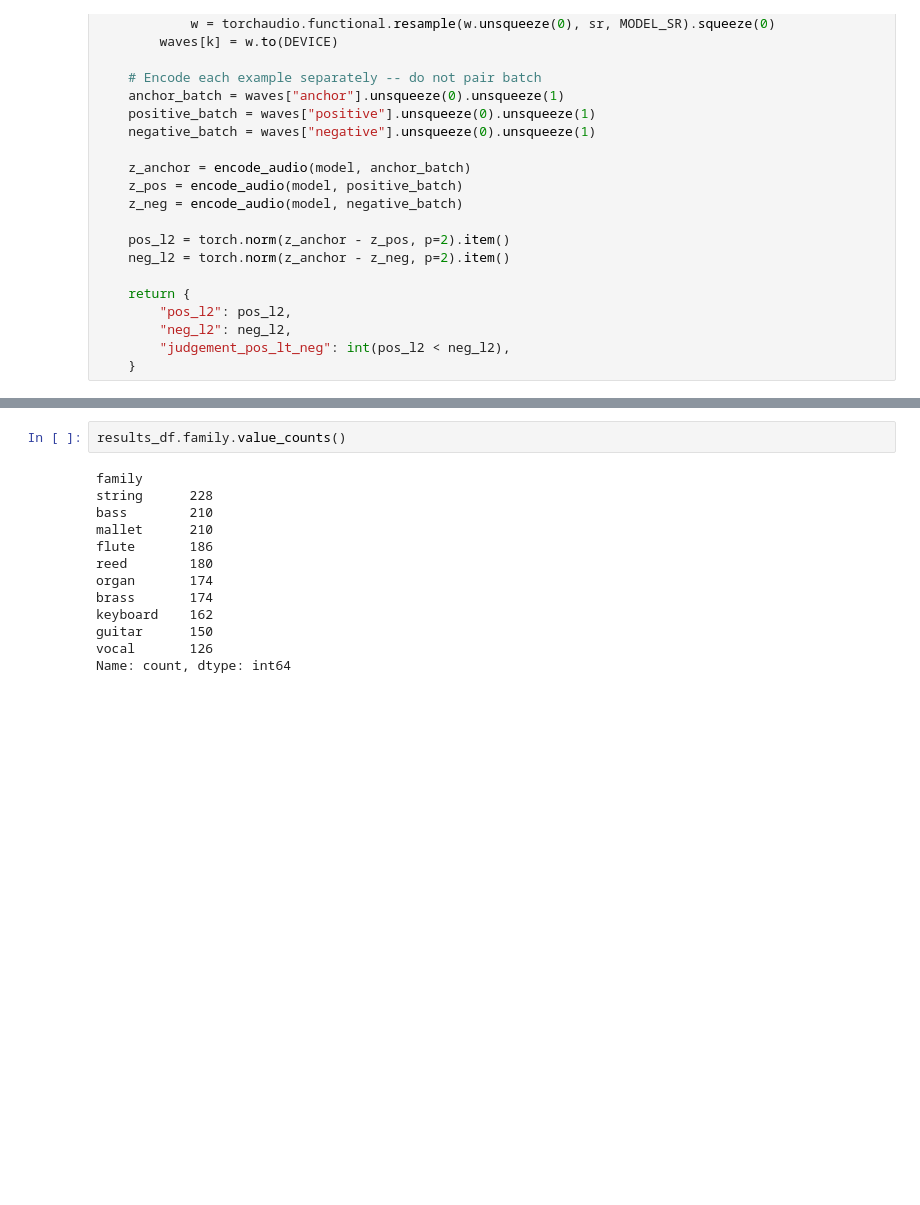
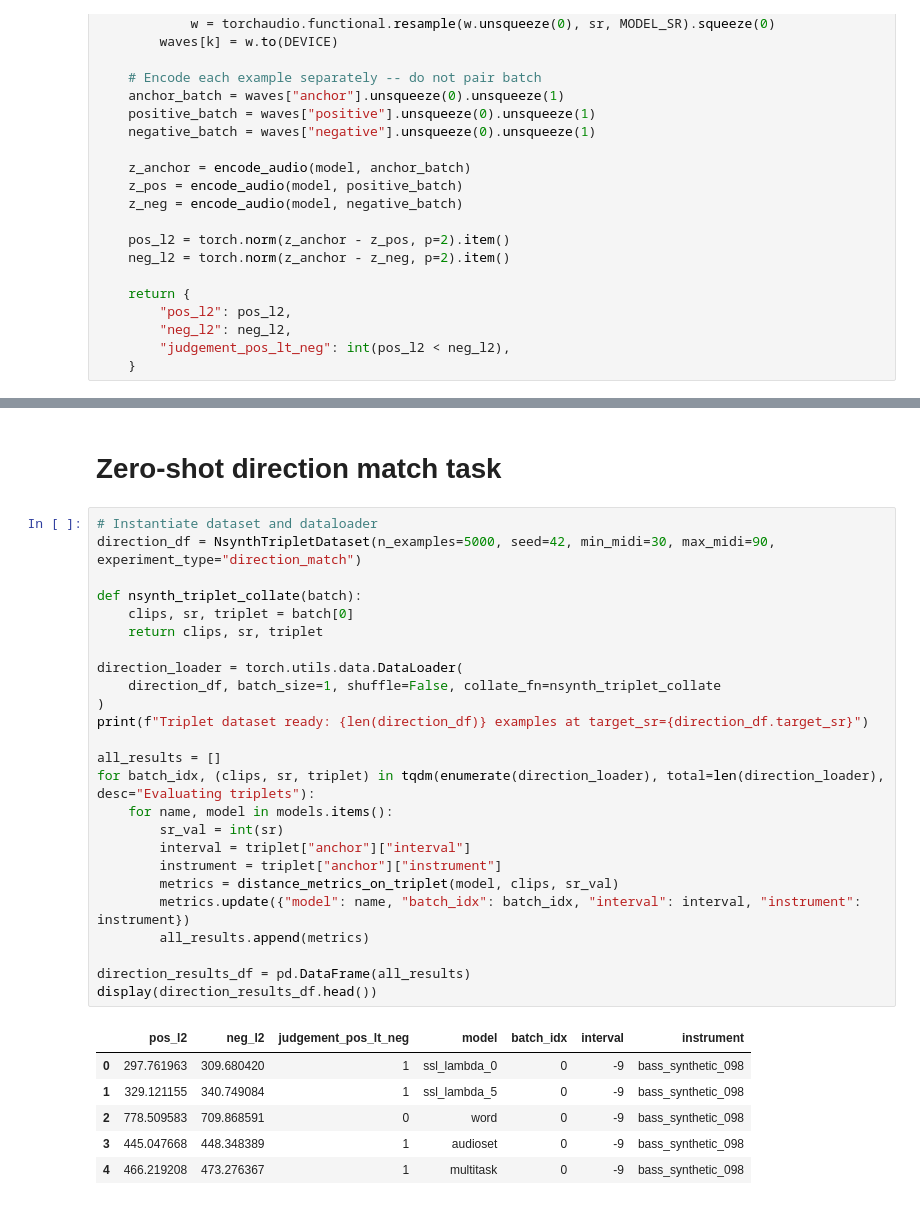
Before and after one commit to Feather-Lab/audio-ssl, a Jupyter notebook: notebooks/nsynth_relative_pitch_triplet_demo.ipynb, the cells around one changed output, grey strips where cells are left out. Drawn from its saved outputs; the diff is of its cells as text; blank space fills up the shorter version.

```diff
--- a/notebooks/nsynth_relative_pitch_triplet_demo.ipynb
+++ b/notebooks/nsynth_relative_pitch_triplet_demo.ipynb
@@ -202,15 +224,34 @@ plt.show()
-# %%
-results_df.family.value_counts()
-# %% [output]
-family
-string      228
-bass        210
-mallet      210
-flute       186
-reed        180
-organ       174
-brass       174
-keyboard    162
-guitar      150
-vocal       126
-Name: count, dtype: int64
+# %% [markdown]
+# Zero-shot direction match task
+# %%
+# Instantiate dataset and dataloader
+direction_df = NsynthTripletDataset(n_examples=5000, seed=42, min_midi=30, max_midi=90, experiment_type="direction_match")
+
+def nsynth_triplet_collate(batch):
+    clips, sr, triplet = batch[0]
+    return clips, sr, triplet
+
+direction_loader = torch.utils.data.DataLoader(
+    direction_df, batch_size=1, shuffle=False, collate_fn=nsynth_triplet_collate
+)
+print(f"Triplet dataset ready: {len(direction_df)} examples at target_sr={direction_df.target_sr}")
+
+all_results = []
+for batch_idx, (clips, sr, triplet) in tqdm(enumerate(direction_loader), total=len(direction_loader), desc="Evaluating triplets"):
+    for name, model in models.items():
+        sr_val = int(sr)
+        interval = triplet["anchor"]["interval"]
+        instrument = triplet["anchor"]["instrument"]
+        metrics = distance_metrics_on_triplet(model, clips, sr_val)
+        metrics.update({"model": name, "batch_idx": batch_idx, "interval": interval, "instrument": instrument})
+        all_results.append(metrics)
+
+direction_results_df = pd.DataFrame(all_results)
+display(direction_results_df.head())
+# %% [output]
+|  | pos_l2 | neg_l2 | judgement_pos_lt_neg | model | batch_idx | interval | instrument |
+| 0 | 297.761963 | 309.680420 | 1 | ssl_lambda_0 | 0 | -9 | bass_synthetic_098 |
+| 1 | 329.121155 | 340.749084 | 1 | ssl_lambda_5 | 0 | -9 | bass_synthetic_098 |
+| 2 | 778.509583 | 709.868591 | 0 | word | 0 | -9 | bass_synthetic_098 |
+| 3 | 445.047668 | 448.348389 | 1 | audioset | 0 | -9 | bass_synthetic_098 |
+| 4 | 466.219208 | 473.276367 | 1 | multitask | 0 | -9 | bass_synthetic_098 |
```
Also changed, not shown: parts of 13 cells of this notebook, 2 other files.
